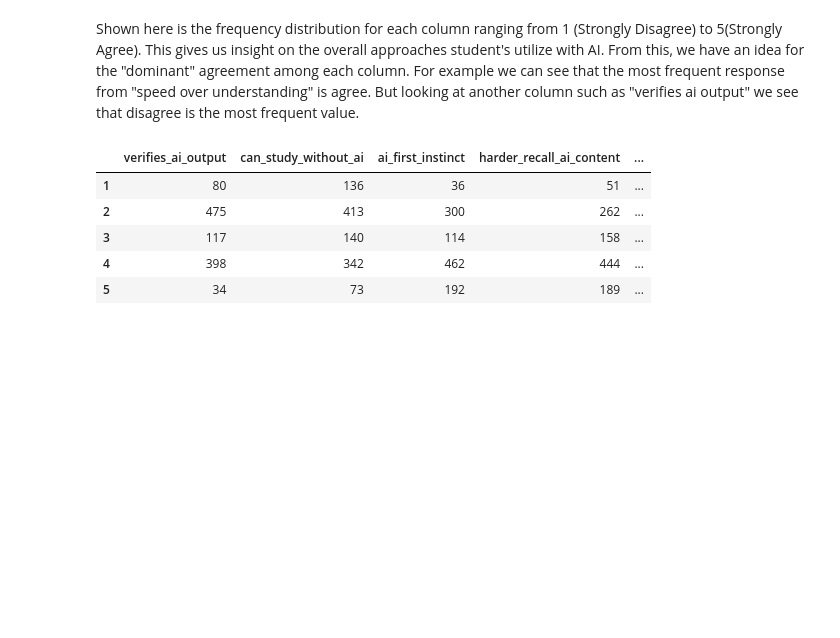
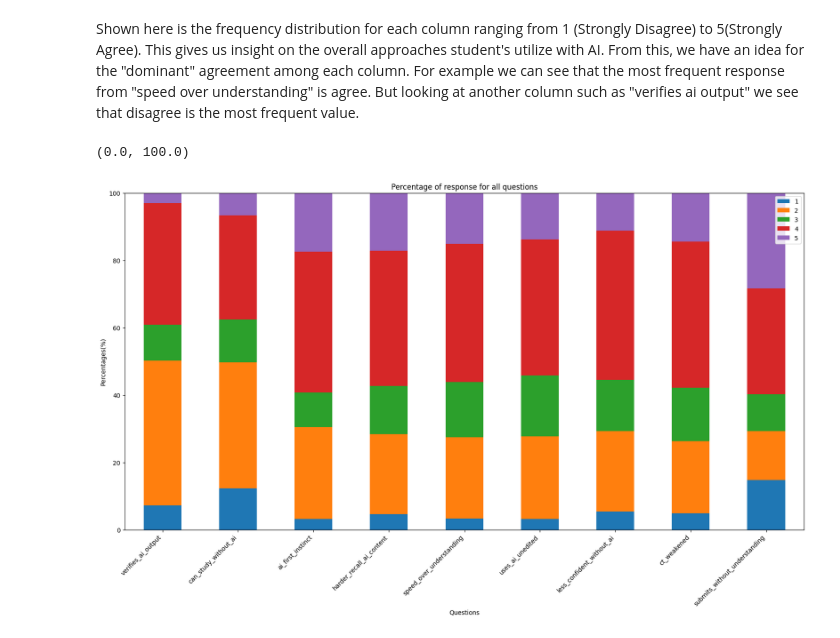
Before and after one commit to Henry6833/Henry6833.github.io, a Jupyter notebook: Milestone1.ipynb, the cells around one changed output. Cells and saved outputs as stored; diff of their text form; code cells hidden in the pictures; blank space fills up the shorter version.

Commit message:
Did part of the Graphic Visualization

```diff
--- a/Milestone1.ipynb
+++ b/Milestone1.ipynb
@@ -309,13 +309,15 @@ display(summary_table)
 | 5 | 34 | 73 | 192 | 189 | ... |
 # %% [markdown]
 Shown here is the frequency distribution for each column ranging from 1 (Strongly Disagree) to 5(Strongly Agree). This gives us insight on the overall approaches student's utilize with AI. From this, we have an idea for the "dominant" agreement among each column. For example we can see that the most frequent response from "speed over understanding" is agree. But looking at another column such as "verifies ai output" we see that disagree is the most frequent value.
-# %%
-ordinal_data = dependency_survey.columns.get_loc("verifies_ai_output")
-percent_table = dependency_survey.iloc[:,ordinal_data:].apply(pd.Series.value_counts)
-# %% [output]
-|  | verifies_ai_output | can_study_without_ai | ai_first_instinct | harder_recall_ai_content | ... |
-| 1 | 80 | 136 | 36 | 51 | ... |
-| 2 | 475 | 413 | 300 | 262 | ... |
-| 3 | 117 | 140 | 114 | 158 | ... |
-| 4 | 398 | 342 | 462 | 444 | ... |
-| 5 | 34 | 73 | 192 | 189 | ... |
+# %%
+ordinal_data = dependency_survey.columns.get_loc("verifies_ai_output")
+percent_summary = dependency_survey.iloc[:,ordinal_data:].apply(lambda col:col.value_counts(normalize=True)*100)
+percent_summary.T.plot(kind="bar",stacked=True,figsize=(20,10))
+plt.title("Percentage of response for all questions")
+plt.xlabel("Questions")
+plt.ylabel("Percentages(%)")
+plt.xticks(rotation=45,ha="right")
+plt.ylim(0, 100)
+# %% [output]
+(0.0, 100.0)
+[figure, added]
```
Also changed, not shown: parts of 1 cell of this notebook.
